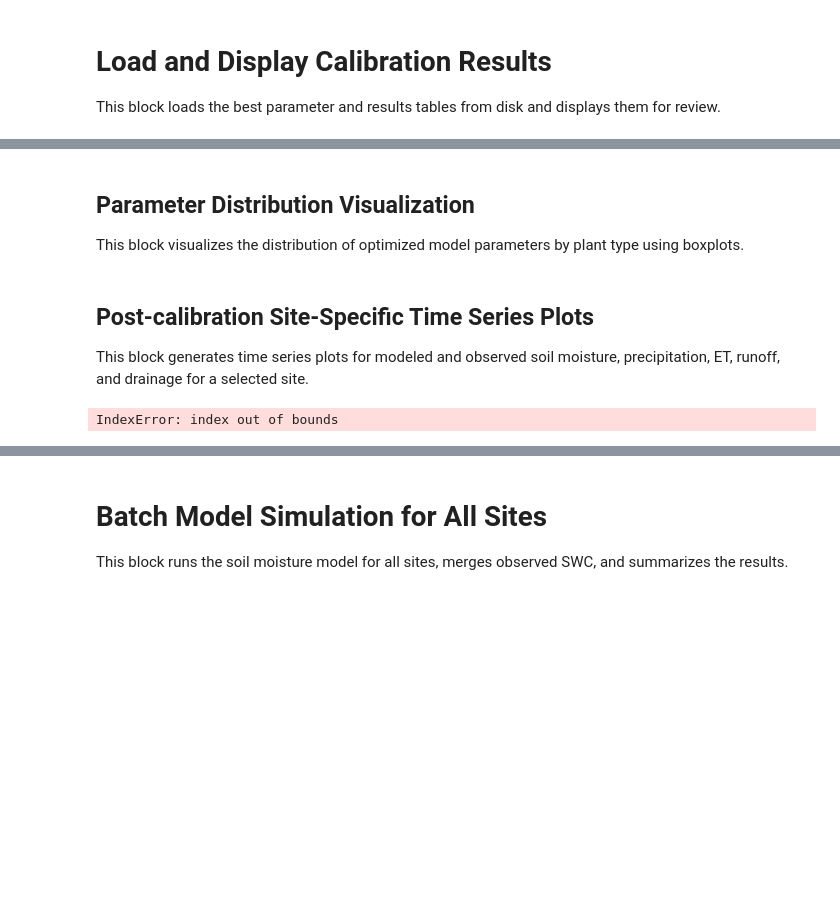
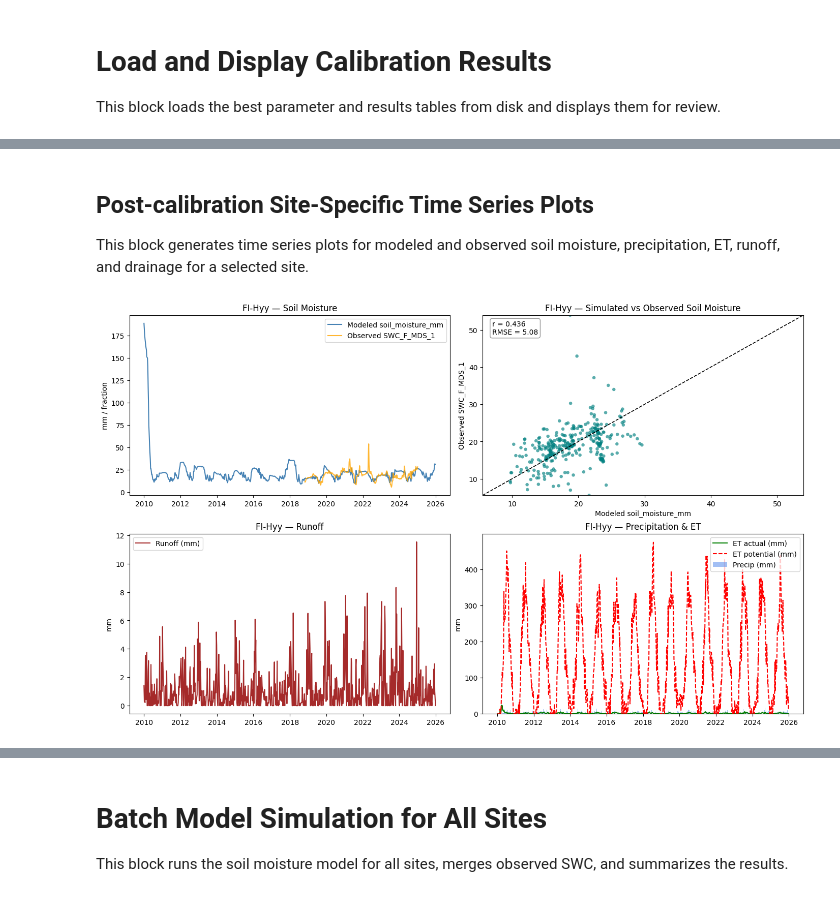
Before and after one commit to vmyrgiotis/soil_moisture_model, a Jupyter notebook: notebook.ipynb, the cells around one changed output, grey strips where cells are left out. Saved outputs shown, nothing was run; the diff lists cells and outputs as text; code cells hidden in the pictures; blank space fills up the shorter version.

```diff
--- a/notebook.ipynb
+++ b/notebook.ipynb
@@ -96,3 +95,0 @@ results_all_sites = pd.read_parquet("/home/vm/Desktop/results_all_sites.parquet"
-# %% [markdown]
-## Parameter Distribution Visualization
-This block visualizes the distribution of optimized model parameters by plant type using boxplots.
@@ -137,7 +97,7 @@ This block visualizes the distribution of optimized model parameters by plant ty
 ## Post-calibration Site-Specific Time Series Plots
 This block generates time series plots for modeled and observed soil moisture, precipitation, ET, runoff, and drainage for a selected site.
 # %%
-site = results_all_sites.index.get_level_values("site_name").unique()[31]
+site = results_all_sites.index.get_level_values("site_name").unique()[16]
 site_df = results_all_sites.xs(site, level="site_name").reset_index()
 
 # 2-column layout (2x2) and tighter spacing
@@ -179,31 +139,31 @@ if "SWC_F_MDS_1" in site_df.columns:
             va="top",
             fontsize=10,
             bbox=dict(boxstyle="round", facecolor="white", alpha=0.85, edgecolor="gray")
         )
     else:
         ax_sc.text(0.5, 0.5, "Not enough paired data for scatter", ha="center", va="center", transform=ax_sc.transAxes)
 else:
     ax_sc.text(0.5, 0.5, "SWC_F_MDS_1 not available", ha="center", va="center", transform=ax_sc.transAxes)
 
 ax_sc.set_title(f"{site} — Simulated vs Observed Soil Moisture")
 ax_sc.set_xlabel("Modeled soil_moisture_mm")
 ax_sc.set_ylabel("Observed SWC_F_MDS_1")
 
 # Runoff
 axes[2].plot(site_df["time"], site_df["runoff_mm"], label="Runoff (mm)", color="brown")
 axes[2].set_title(f"{site} — Runoff")
 axes[2].set_ylabel("mm")
 axes[2].legend()
 
 # Precipitation and ET (moved to 4th subplot)
 axes[3].bar(site_df["time"], site_df["precip_mm"], label="Precip (mm)", color="cornflowerblue", alpha=0.6, width=5)
 axes[3].plot(site_df["time"], site_df["et_actual_mm"], label="ET actual (mm)", color="green")
 axes[3].plot(site_df["time"], site_df["et_potential_mm"], label="ET potential (mm)", color="red", linestyle="--")
 axes[3].set_title(f"{site} — Precipitation & ET")
 axes[3].set_ylabel("mm")
 axes[3].legend()
 
 fig.tight_layout(pad=0.7, w_pad=0.6, h_pad=0.7)
 plt.show()
 # %% [output]
-IndexError: index out of bounds
+[figure, added]
```
Also changed, not shown: parts of 7 cells of this notebook.
